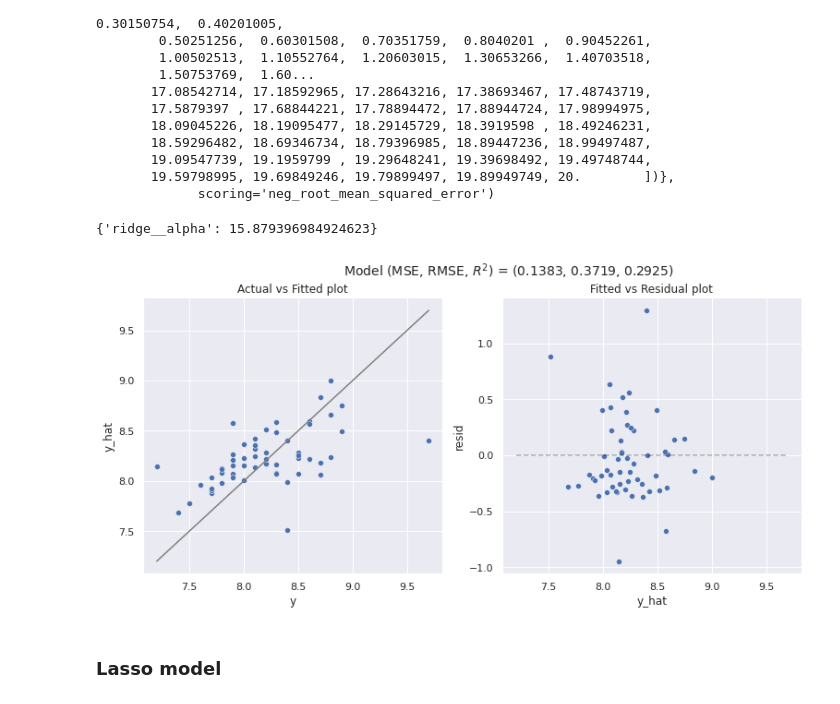
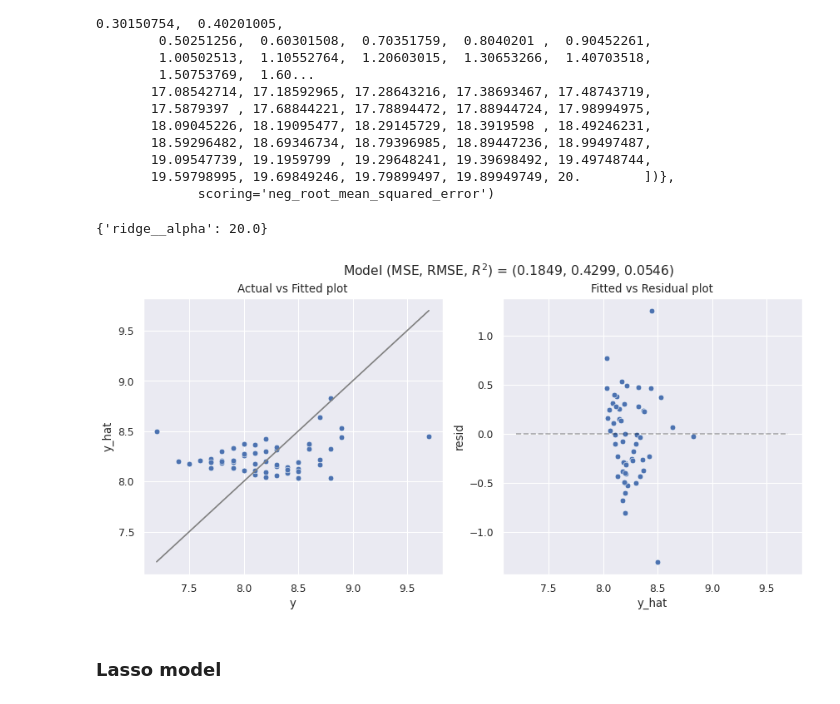
Before and after one commit to aliflo/office-episode-ratings-predictor, a Jupyter notebook: project_with_some_new_things.ipynb, the cells around one changed output. Saved outputs shown, nothing was run; the diff lists cells and outputs as text; code cells hidden in the pictures.

```diff
--- a/project_with_some_new_things.ipynb
+++ b/project_with_some_new_things.ipynb
@@ -200,3 +202,10 @@ data_explore['pam_and_jim_key_episode'] = data_explore.apply(
+# %%
+# We drop the variables season and episode
+data = data.drop('season', axis=1)
+data = data.drop('episode', axis=1)
+
+data_explore = data_explore.drop('season', axis=1)
+data_explore = data_explore.drop('episode', axis=1)
 # %% [markdown]
 ## 2. Exploratory Data Analysis and Feature Engineering
 # %% [markdown]
@@ -652,7 +659,7 @@ print(gs_ridg3.best_params_)
 # %%
 model_pipeline_ridge = Pipeline([
     ('scaler', StandardScaler()),
-    ('model', Ridge(alpha=151.76))
+    ('model', Ridge(alpha=147.74))
 ])
 
 
@@ -665,6 +674,6 @@ mse, rmse, rsqr = model_fit(model_pipeline_ridge, X_test, y_test, plot=True)
 # %%
-X_t = X_test[['season', 'n_directions', 'n_words', 'n_speak_char', 'cold_open', 'jim_pranks', 'pam_and_jim_key_episode', 'month',]]
-X = X_train[['season', 'n_directions', 'n_words', 'n_speak_char', 'cold_open', 'jim_pranks', 'pam_and_jim_key_episode', 'month',]]
+X_t = X_test[['n_directions', 'n_words', 'n_speak_char', 'cold_open', 'jim_pranks', 'pam_and_jim_key_episode', 'month',]]
+X = X_train[['n_directions', 'n_words', 'n_speak_char', 'cold_open', 'jim_pranks', 'pam_and_jim_key_episode', 'month',]]
 
 alphas = np.linspace(0, 20, num=200)
 gs_ridg3 = GridSearchCV(
@@ -696,20 +705,20 @@ GridSearchCV(cv=KFold(n_splits=5, random_state=42, shuffle=True),
 # %%
 print(gs_ridg3.best_params_)
 # %% [output]
-{'ridge__alpha': 15.879396984924623}
+{'ridge__alpha': 20.0}
 # %%
 model_pipeline_ridge = Pipeline([
     ('scaler', StandardScaler()),
-    ('model', Ridge(alpha=15.88))
+    ('model', Ridge(alpha=20))
 ])
 
 
 # Fitting the model
 model_pipeline_ridge.fit(X, y_train)
 
 mse, rmse, rsqr = model_fit(model_pipeline_ridge, X_t, y_test, plot=True)
 # %% [output]
-[figure, old version]
+[figure, new version]
 # %% [markdown]
 ### Lasso model
 # %%
```
Also changed, not shown: parts of 23 cells of this notebook.
